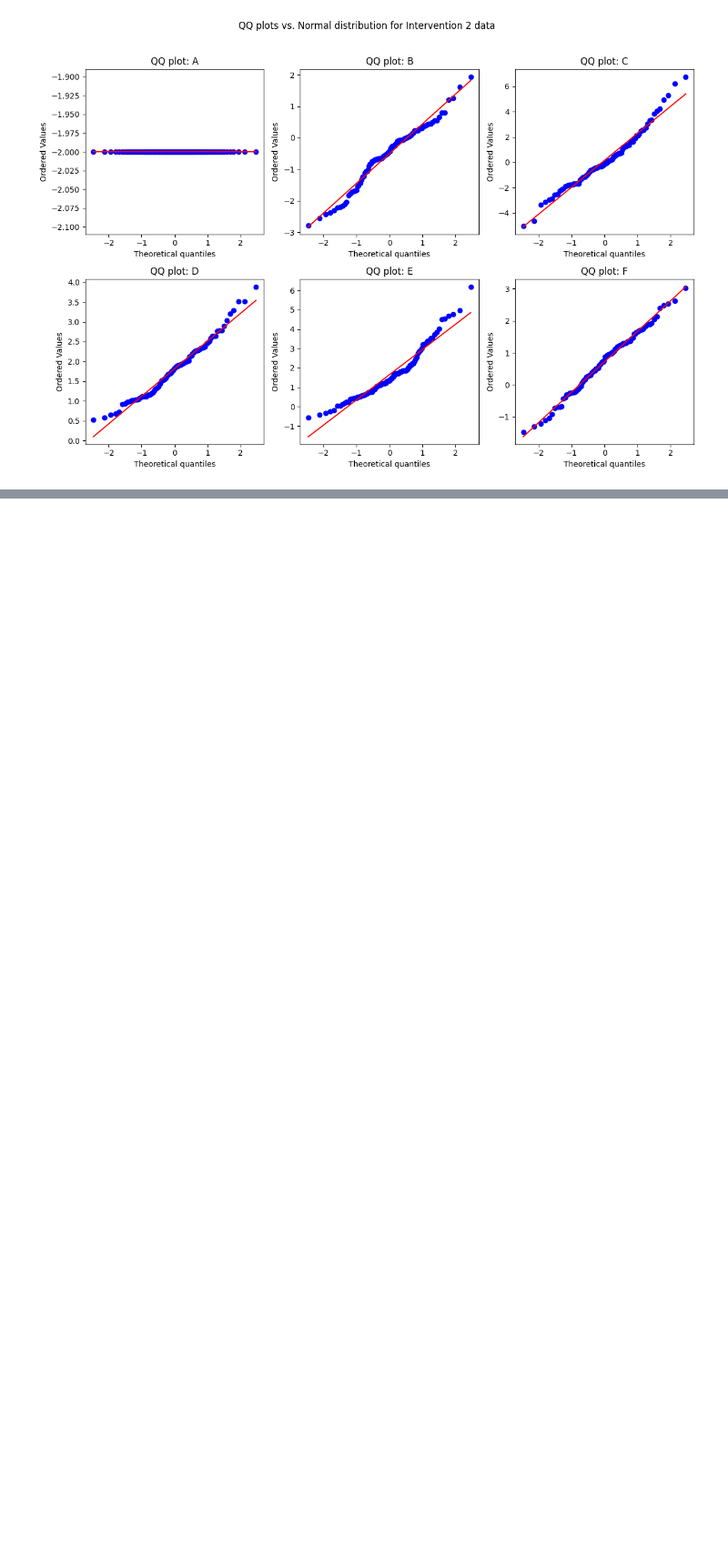
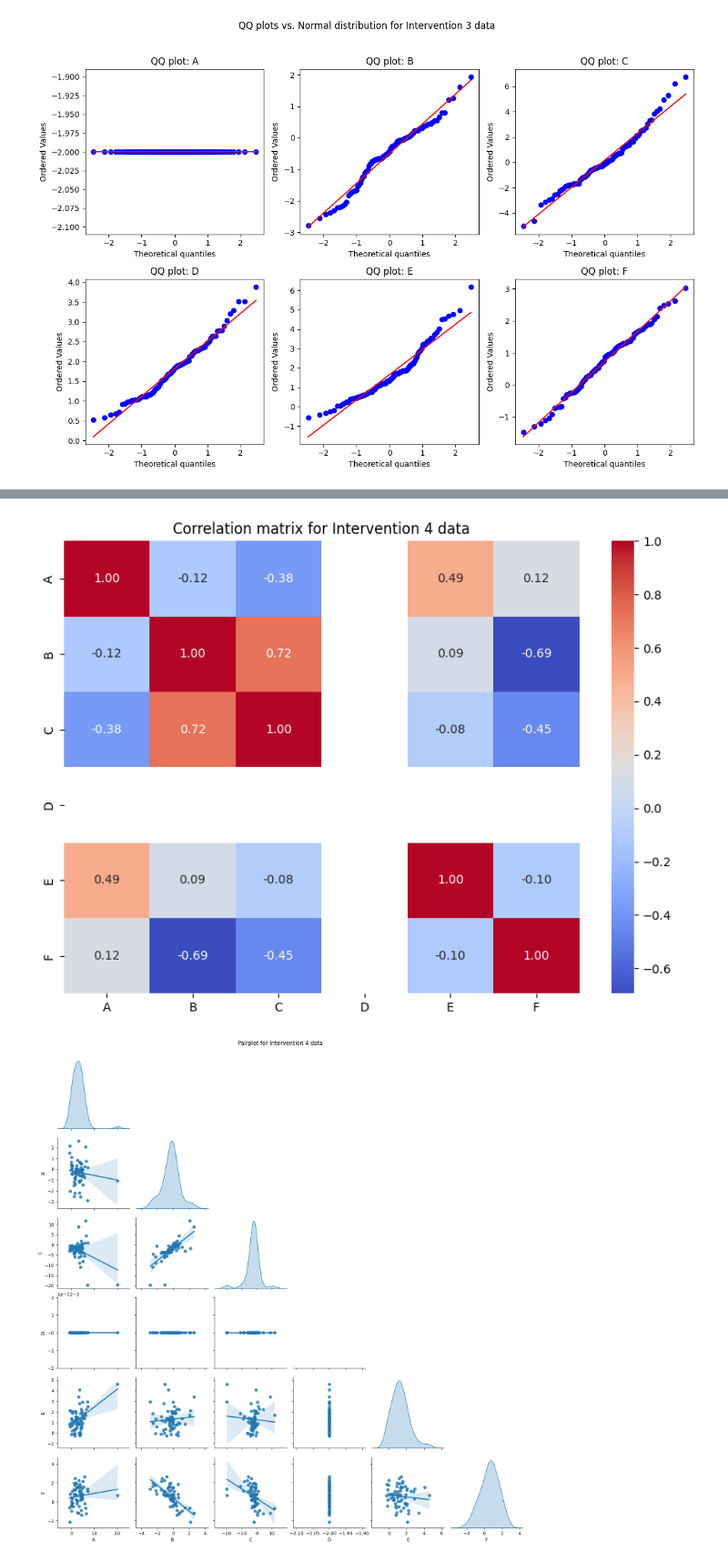
Before and after one commit to claralb2002/Active-Machine-Learning-Assignments, a Jupyter notebook: miniproject3/experiment.ipynb, the cells around one changed output, grey strips where cells are left out. Shown at 91% size. Saved outputs shown, nothing was run; the diff lists cells and outputs as text; code cells hidden in the pictures; blank space fills up the shorter version.

Commit message:
Adds intervention 4 data analysis

```diff
--- a/miniproject3/experiment.ipynb
+++ b/miniproject3/experiment.ipynb
@@ -323,0 +307,2 @@ plotCorrelation(intervention3, title='Intervention 2 data')
+# %%
+intervention4 = read('data_1968.csv')
@@ -323,0 +329,5 @@ plotCorrelation(intervention3, title='Intervention 2 data')
+# %%
+plotCorrelation(intervention4, title='Intervention 4 data')
+# %% [output]
+[figure, added]
+[figure, added]
```
Also changed, not shown: parts of 7 cells of this notebook.
